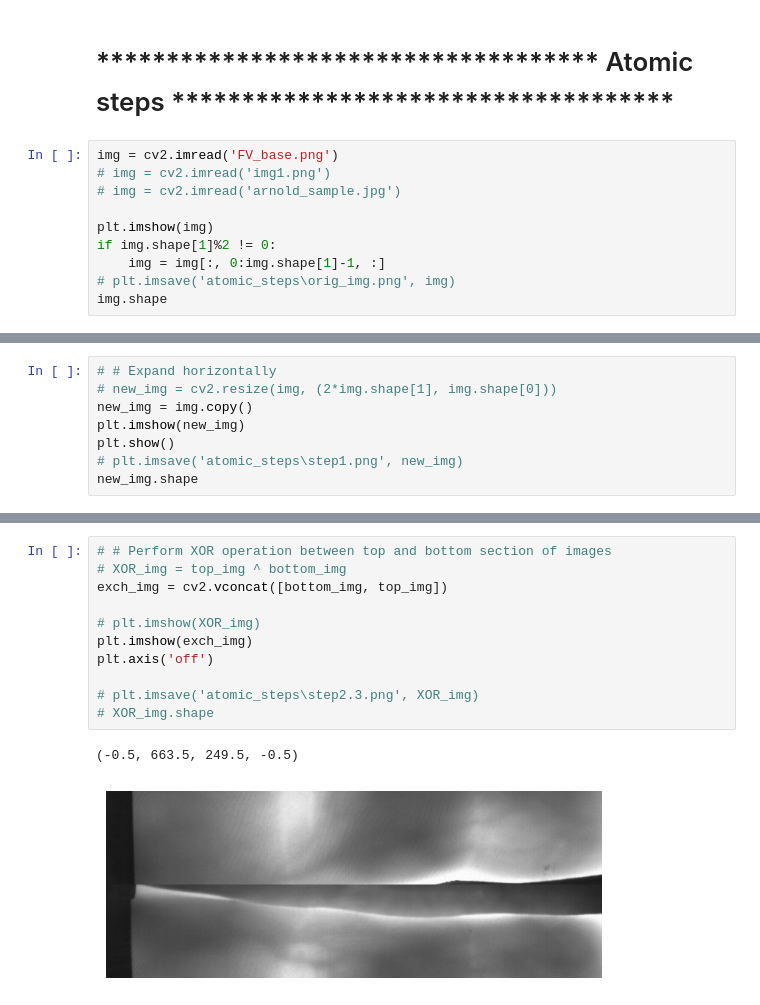
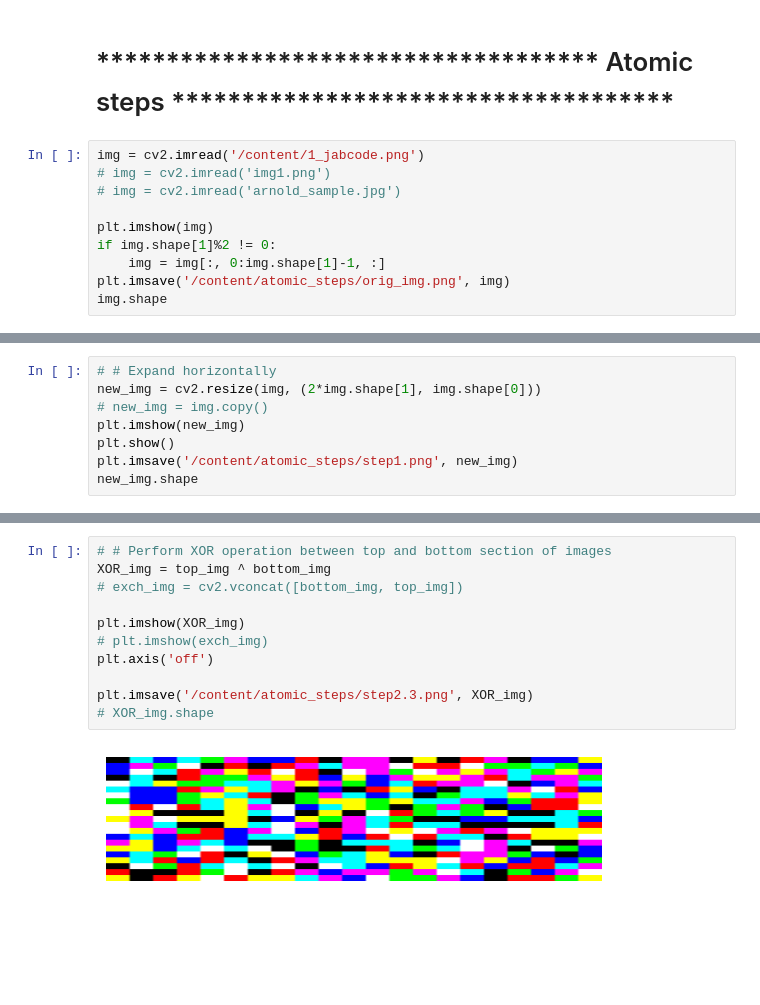
Before and after one commit to Rohanjos97/BioCube, a Jupyter notebook: biocube/Infinity cube (FOR REFERENCE).ipynb, the cells around one changed output, grey strips where cells are left out. Saved outputs shown, nothing was run; the diff lists cells and outputs as text; blank space fills up the shorter version.

```diff
--- a/biocube/Infinity cube (FOR REFERENCE).ipynb
+++ b/biocube/Infinity cube (FOR REFERENCE).ipynb
@@ -777,13 +436,13 @@ Similar Ear Metric Value using KL_Divergence Hist Comp Method -6.212270320993851
 # %% [markdown]
 # ************************************ Atomic steps ************************************
 # %%
-img = cv2.imread('FV_base.png')
+img = cv2.imread('/content/1_jabcode.png')
 # img = cv2.imread('img1.png')
 # img = cv2.imread('arnold_sample.jpg')
 
 plt.imshow(img)
 if img.shape[1]%2 != 0:
     img = img[:, 0:img.shape[1]-1, :]
-# plt.imsave('atomic_steps\orig_img.png', img)
+plt.imsave('/content/atomic_steps/orig_img.png', img)
 img.shape
 # %% [output]
@@ -792,9 +451,9 @@ img.shape
 # %%
 # # Expand horizontally
-# new_img = cv2.resize(img, (2*img.shape[1], img.shape[0]))
-new_img = img.copy()
+new_img = cv2.resize(img, (2*img.shape[1], img.shape[0]))
+# new_img = img.copy()
 plt.imshow(new_img)
 plt.show()
-# plt.imsave('atomic_steps\step1.png', new_img)
+plt.imsave('/content/atomic_steps/step1.png', new_img)
 new_img.shape
 # %% [output]
@@ -825,16 +484,15 @@ top_img.shape, bottom_img.shape
 # %%
 # # Perform XOR operation between top and bottom section of images
-# XOR_img = top_img ^ bottom_img
-exch_img = cv2.vconcat([bottom_img, top_img])
+XOR_img = top_img ^ bottom_img
+# exch_img = cv2.vconcat([bottom_img, top_img])
 
-# plt.imshow(XOR_img)
-plt.imshow(exch_img)
+plt.imshow(XOR_img)
+# plt.imshow(exch_img)
 plt.axis('off')
 
-# plt.imsave('atomic_steps\step2.3.png', XOR_img)
+plt.imsave('/content/atomic_steps/step2.3.png', XOR_img)
 # XOR_img.shape
 # %% [output]
-(-0.5, 663.5, 249.5, -0.5)
-[figure, old version]
+[figure, new version]
 # %%
 # Split image into 4 equal parts
```
Also changed, not shown: parts of 30 cells of this notebook.
